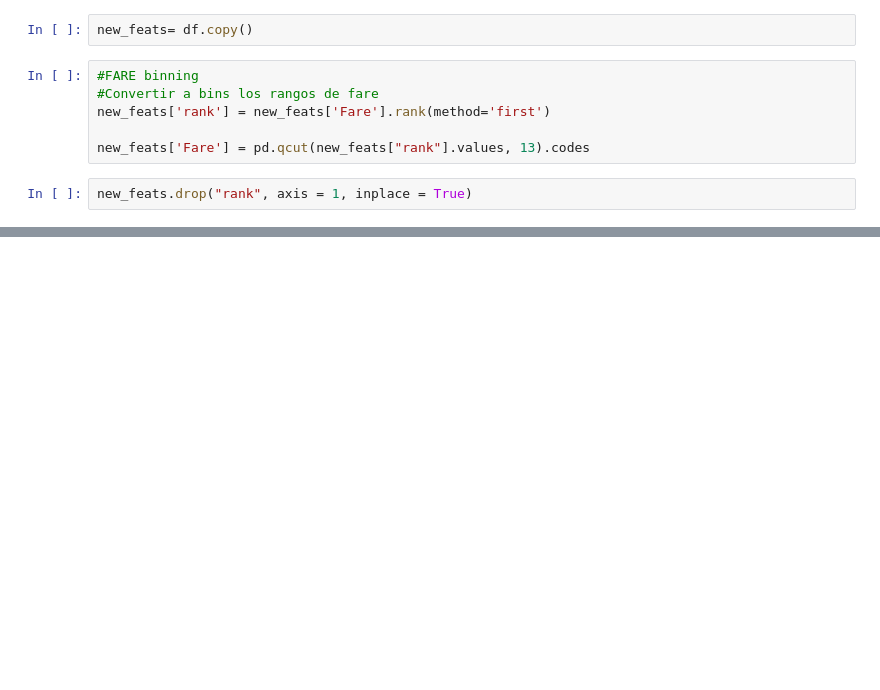
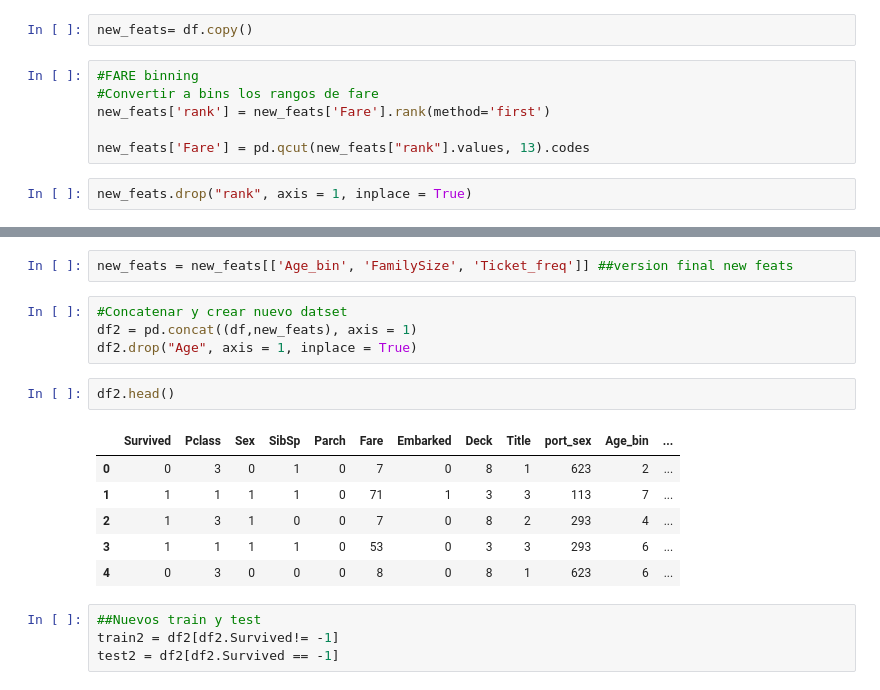
Before and after one commit to malfaroe/TitanicProject, a Jupyter notebook: notebooks/EDA-New_features.ipynb, the cells around one changed output, grey strips where cells are left out. Drawn from its saved outputs; the diff is of its cells as text; blank space fills up the shorter version.

```diff
--- a/notebooks/EDA-New_features.ipynb
+++ b/notebooks/EDA-New_features.ipynb
@@ -1070,0 +1164,19 @@ new_feats.drop("rank", axis = 1, inplace = True)
+# %%
+new_feats = new_feats[['Age_bin', 'FamilySize', 'Ticket_freq']] ##version final new feats
+# %%
+#Concatenar y crear nuevo datset
+df2 = pd.concat((df,new_feats), axis = 1)
+df2.drop("Age", axis = 1, inplace = True)
+# %%
+df2.head()
+# %% [output]
+|  | Survived | Pclass | Sex | SibSp | Parch | Fare | Embarked | Deck | Title | port_sex | Age_bin | ... |
+| 0 | 0 | 3 | 0 | 1 | 0 | 7 | 0 | 8 | 1 | 623 | 2 | ... |
+| 1 | 1 | 1 | 1 | 1 | 0 | 71 | 1 | 3 | 3 | 113 | 7 | ... |
+| 2 | 1 | 3 | 1 | 0 | 0 | 7 | 0 | 8 | 2 | 293 | 4 | ... |
+| 3 | 1 | 1 | 1 | 1 | 0 | 53 | 0 | 3 | 3 | 293 | 6 | ... |
+| 4 | 0 | 3 | 0 | 0 | 0 | 8 | 0 | 8 | 1 | 623 | 6 | ... |
+# %%
+##Nuevos train y test
+train2 = df2[df2.Survived!= -1]
+test2 = df2[df2.Survived == -1]
```
Also changed, not shown: parts of 24 cells of this notebook, 2 other files.
